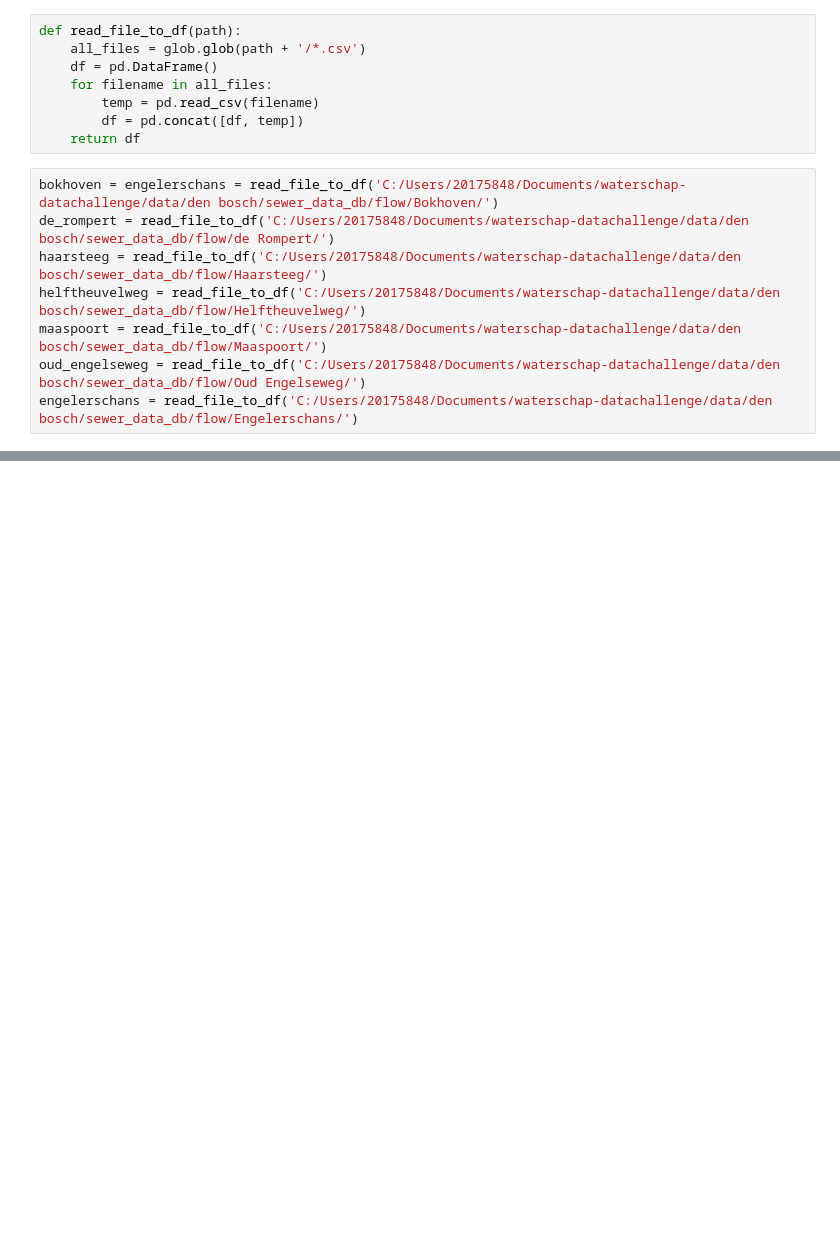
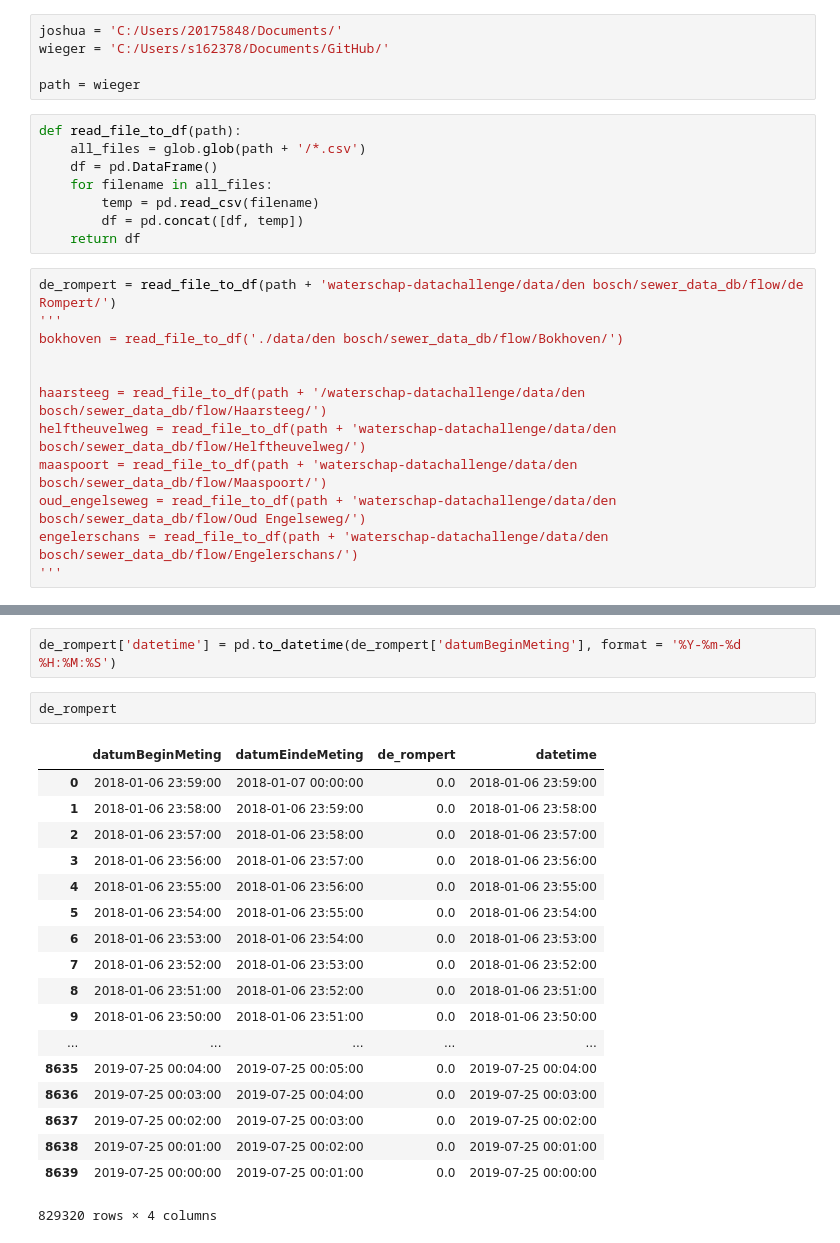
Before and after one commit to Trezorro/waterschap-datachallenge, a Jupyter notebook: Flow analysis 24-09.ipynb, the cells around one changed output, grey strips where cells are left out. Saved outputs shown, nothing was run; the diff lists cells and outputs as text; blank space fills up the shorter version.

```diff
--- a/Flow analysis 24-09.ipynb
+++ b/Flow analysis 24-09.ipynb
@@ -7,3 +24,8 @@ import glob
+# %%
+joshua = 'C:/Users/20175848/Documents/'
+wieger = 'C:/Users/s162378/Documents/GitHub/'
+
+path = wieger
 # %%
 def read_file_to_df(path):
     all_files = glob.glob(path + '/*.csv')
@@ -13,11 +35,15 @@ def read_file_to_df(path):
         df = pd.concat([df, temp])
     return df
 # %%
-bokhoven = engelerschans = read_file_to_df('C:/Users/20175848/Documents/waterschap-datachallenge/data/den bosch/sewer_data_db/flow/Bokhoven/')
-de_rompert = read_file_to_df('C:/Users/20175848/Documents/waterschap-datachallenge/data/den bosch/sewer_data_db/flow/de Rompert/')
-haarsteeg = read_file_to_df('C:/Users/20175848/Documents/waterschap-datachallenge/data/den bosch/sewer_data_db/flow/Haarsteeg/')
-helftheuvelweg = read_file_to_df('C:/Users/20175848/Documents/waterschap-datachallenge/data/den bosch/sewer_data_db/flow/Helftheuvelweg/')
-maaspoort = read_file_to_df('C:/Users/20175848/Documents/waterschap-datachallenge/data/den bosch/sewer_data_db/flow/Maaspoort/')
-oud_engelseweg = read_file_to_df('C:/Users/20175848/Documents/waterschap-datachallenge/data/den bosch/sewer_data_db/flow/Oud Engelseweg/')
-engelerschans = read_file_to_df('C:/Users/20175848/Documents/waterschap-datachallenge/data/den bosch/sewer_data_db/flow/Engelerschans/')
+de_rompert = read_file_to_df(path + 'waterschap-datachallenge/data/den bosch/sewer_data_db/flow/de Rompert/')
+'''
+bokhoven = read_file_to_df('./data/den bosch/sewer_data_db/flow/Bokhoven/')
+
+
+haarsteeg = read_file_to_df(path + '/waterschap-datachallenge/data/den bosch/sewer_data_db/flow/Haarsteeg/')
+helftheuvelweg = read_file_to_df(path + 'waterschap-datachallenge/data/den bosch/sewer_data_db/flow/Helftheuvelweg/')
+maaspoort = read_file_to_df(path + 'waterschap-datachallenge/data/den bosch/sewer_data_db/flow/Maaspoort/')
+oud_engelseweg = read_file_to_df(path + 'waterschap-datachallenge/data/den bosch/sewer_data_db/flow/Oud Engelseweg/')
+engelerschans = read_file_to_df(path + 'waterschap-datachallenge/data/den bosch/sewer_data_db/flow/Engelerschans/')
+'''
 # %% [output]
@@ -113,0 +88,23 @@ data
+# %%
+de_rompert['datetime'] = pd.to_datetime(de_rompert['datumBeginMeting'], format = '%Y-%m-%d %H:%M:%S')
+# %%
+de_rompert
+# %% [output]
+|  | datumBeginMeting | datumEindeMeting | de_rompert | datetime |
+| 0 | 2018-01-06 23:59:00 | 2018-01-07 00:00:00 | 0.0 | 2018-01-06 23:59:00 |
+| 1 | 2018-01-06 23:58:00 | 2018-01-06 23:59:00 | 0.0 | 2018-01-06 23:58:00 |
+| 2 | 2018-01-06 23:57:00 | 2018-01-06 23:58:00 | 0.0 | 2018-01-06 23:57:00 |
+| 3 | 2018-01-06 23:56:00 | 2018-01-06 23:57:00 | 0.0 | 2018-01-06 23:56:00 |
+| 4 | 2018-01-06 23:55:00 | 2018-01-06 23:56:00 | 0.0 | 2018-01-06 23:55:00 |
+| 5 | 2018-01-06 23:54:00 | 2018-01-06 23:55:00 | 0.0 | 2018-01-06 23:54:00 |
+| 6 | 2018-01-06 23:53:00 | 2018-01-06 23:54:00 | 0.0 | 2018-01-06 23:53:00 |
+| 7 | 2018-01-06 23:52:00 | 2018-01-06 23:53:00 | 0.0 | 2018-01-06 23:52:00 |
+| 8 | 2018-01-06 23:51:00 | 2018-01-06 23:52:00 | 0.0 | 2018-01-06 23:51:00 |
+| 9 | 2018-01-06 23:50:00 | 2018-01-06 23:51:00 | 0.0 | 2018-01-06 23:50:00 |
+| ... | ... | ... | ... | ... |
+| 8635 | 2019-07-25 00:04:00 | 2019-07-25 00:05:00 | 0.0 | 2019-07-25 00:04:00 |
+| 8636 | 2019-07-25 00:03:00 | 2019-07-25 00:04:00 | 0.0 | 2019-07-25 00:03:00 |
+| 8637 | 2019-07-25 00:02:00 | 2019-07-25 00:03:00 | 0.0 | 2019-07-25 00:02:00 |
+| 8638 | 2019-07-25 00:01:00 | 2019-07-25 00:02:00 | 0.0 | 2019-07-25 00:01:00 |
+| 8639 | 2019-07-25 00:00:00 | 2019-07-25 00:01:00 | 0.0 | 2019-07-25 00:00:00 |
+829320 rows × 4 columns
```
Also changed, not shown: parts of 28 cells of this notebook.
